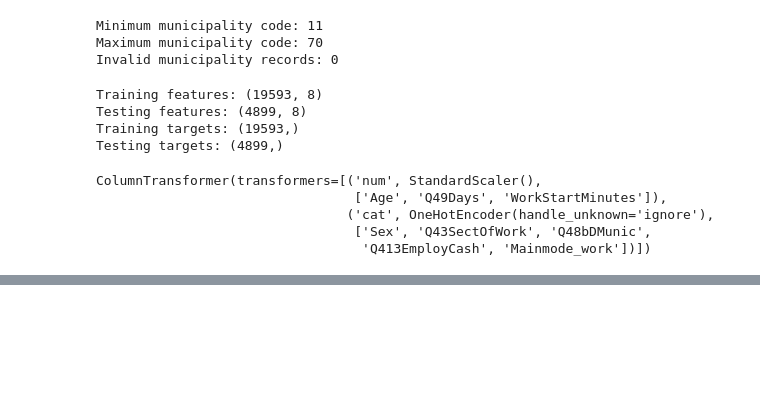
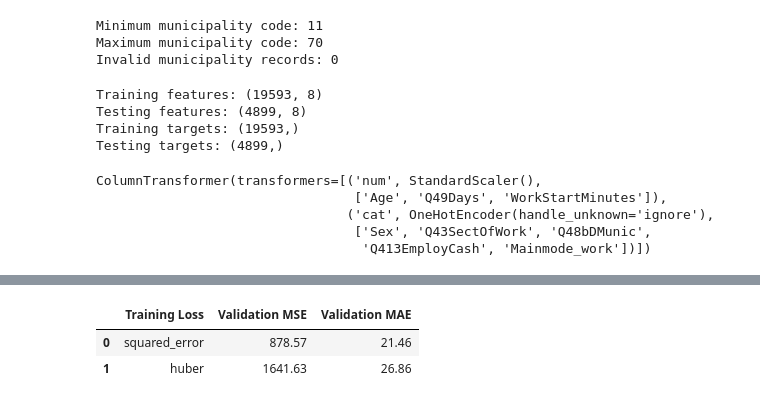
Before and after one commit to EKIRABO/linear_regression_model, a Jupyter notebook: summative/linear_regression/multivariate.ipynb, the cells around one changed output, grey strips where cells are left out. Saved outputs shown, nothing was run; the diff lists cells and outputs as text; code cells hidden in the pictures; blank space fills up the shorter version.

```diff
--- a/summative/linear_regression/multivariate.ipynb
+++ b/summative/linear_regression/multivariate.ipynb
@@ -399,0 +720,44 @@ ColumnTransformer(transformers=[('num', StandardScaler(),
+# %%
+# Importing Huber loss evaluation
+from sklearn.metrics import mean_squared_error, mean_absolute_error
+
+# Defining the loss functions to compare
+loss_functions = ["squared_error", "huber"]
+
+# Storing comparison results
+loss_results = []
+
+for loss_name in loss_functions:
+
+    # Creating an SGD model with the selected loss function
+    model = SGDRegressor(
+        loss=loss_name,
+        alpha=0.0001,
+        learning_rate="invscaling",
+        eta0=0.001,
+        max_iter=2000,
+        tol=1e-3,
+        random_state=42
+    )
+
+    # Training using the same preprocessed training subset
+    model.fit(X_sgd_train_scaled, y_sgd_train)
+
+    # Predicting on the same validation subset
+    predictions = model.predict(X_sgd_val_scaled)
+
+    # Recording evaluation metrics
+    loss_results.append({
+        "Training Loss": loss_name,
+        "Validation MSE": mean_squared_error(y_sgd_val, predictions),
+        "Validation MAE": mean_absolute_error(y_sgd_val, predictions)
+    })
+
+# Displaying the comparison table
+loss_comparison = pd.DataFrame(loss_results)
+
+display(loss_comparison.round(2))
+# %% [output]
+|  | Training Loss | Validation MSE | Validation MAE |
+| 0 | squared_error | 878.57 | 21.46 |
+| 1 | huber | 1641.63 | 26.86 |
```
Also changed, not shown: parts of 13 cells of this notebook, 1 other file.
